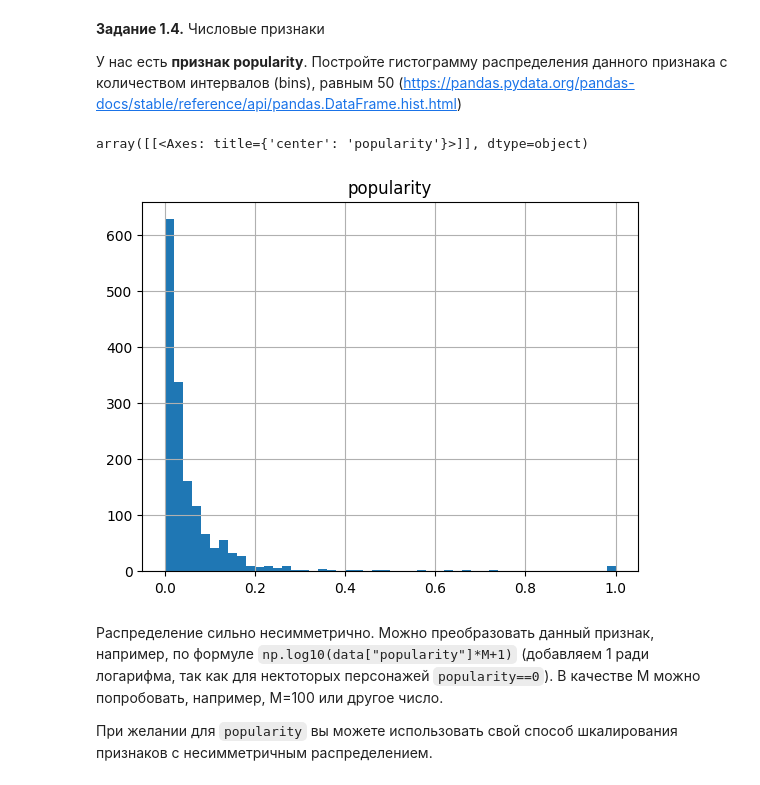
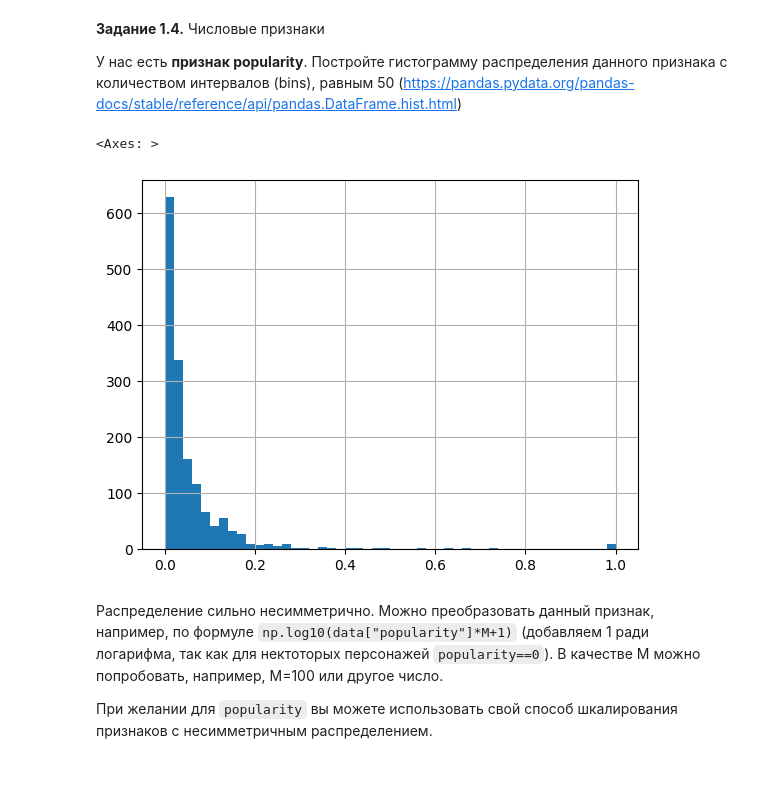
Before and after one commit to Urmatbekow/30github, a Jupyter notebook: week_01_ml_intro/Homework/hw_1_game_of_thrones.ipynb, the cells around one changed output. Drawn from its saved outputs; the diff is of its cells as text; code cells hidden in the pictures.

```diff
--- a/week_01_ml_intro/Homework/hw_1_game_of_thrones.ipynb
+++ b/week_01_ml_intro/Homework/hw_1_game_of_thrones.ipynb
@@ -107,6 +106,6 @@ import numpy as np
 # %% [markdown]
 **Задание 1.2.** Загрузите датасет в Pandas DataFrame при помощи функции `read_csv`. Вместо дефолтных наименований строк `0,1,...`, при помощи параметра `index_col`, сделайте значения колонки `S.No` наименованиями строк:
 # %%
-data = pd.read_csv('game_of_thrones_train.csv')
+data = pd.read_csv('game_of_thrones_train.csv', index_col = 'S.No')
 # %% [markdown]
 Посмотрите, какие типы данных представлены в нашем датасете
@@ -338,10 +180,10 @@ dtype: int64
 
 У нас есть **признак popularity**. Постройте гистограмму распределения данного признака с количеством интервалов (bins), равным 50 (https://pandas.pydata.org/pandas-docs/stable/reference/api/pandas.DataFrame.hist.html)
 # %%
-data.hist(column='popularity', bins=50)
+data['popularity'].hist(bins = 50)
 # %% [output]
-array([[<Axes: title={'center': 'popularity'}>]], dtype=object)
+<Axes: >
-[figure, old version]
+[figure, new version]
 # %% [markdown]
 Распределение сильно несимметрично. Можно преобразовать данный признак, например, по формуле `np.log10(data["popularity"]*M+1)` (добавляем 1 ради логарифма, так как для нектоторых персонажей `popularity==0`). В качестве M можно попробовать, например, M=100 или другое число.
 
```
Also changed, not shown: parts of 61 cells of this notebook.
